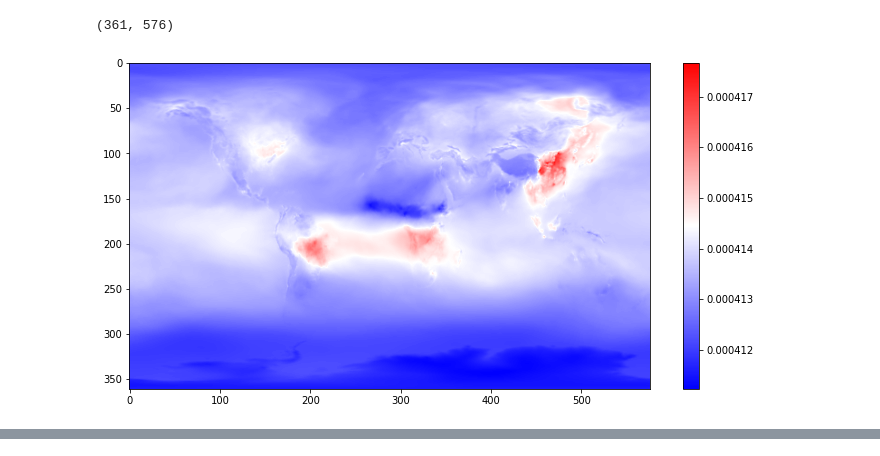
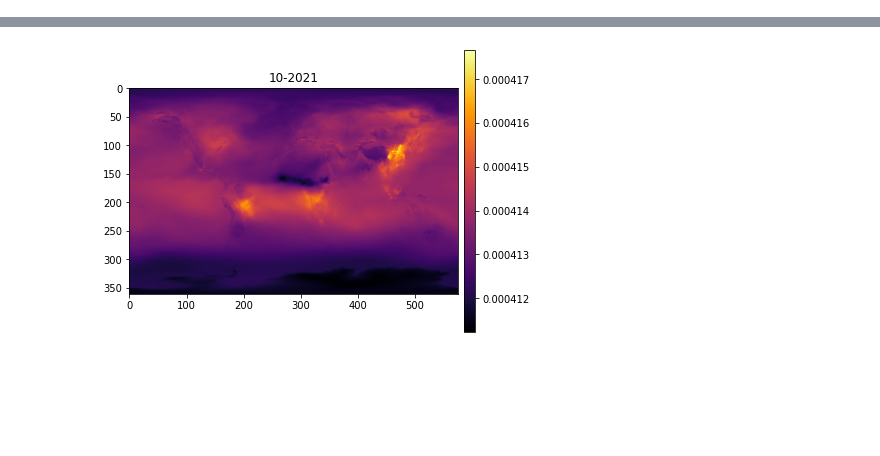
Before and after one commit to fabianmoss/climate-sonification, a Jupyter notebook: eda.ipynb, the cells around one changed output, grey strips where cells are left out. Drawn from its saved outputs; the diff is of its cells as text; code cells hidden in the pictures; blank space fills up the shorter version.

Commit message:
first animation

```diff
--- a/eda.ipynb
+++ b/eda.ipynb
@@ -28,12 +9,29 @@ masked_array(
-# %%
-xco2[0,:,:].shape
-# %% [output]
-(361, 576)
-# %%
-_, ax = plt.subplots(figsize=(12,6))
-im = ax.imshow(np.flip(xco2[0,:,:], axis=0), cmap="bwr")
-
-plt.colorbar(im)
-plt.show()
-# %% [output]
-[figure, removed]
+# %%
+PATH = "data/"
+files = sorted([ f for f in os.listdir(path=PATH) if f.endswith(".nc4") ])
+# %%
+fig, (ax, cax) = plt.subplots(1,2,
+                              gridspec_kw=dict(width_ratios=[29,1]),
+                              constrained_layout=True
+                             )
+
+def animate(filename):
+    filepath = PATH + filename
+    data = Dataset(filepath).variables["XCO2"][:]
+
+    im = ax.imshow(np.flip(data[0,:,:], axis=0), cmap="inferno")
+    fig.colorbar(im, cax=cax) # TODO: scale colorbar to global ranges, not updating!
+
+    date = filename.split("_")[4]
+    ax.set_title(date[-2:] + "-" + date[:-2])
+
+ani = animation.FuncAnimation(fig,
+                            animate,
+                            frames=files,
+                            interval=500,
+                            repeat=True,
+                            repeat_delay=1000,
+                            # blit=True,
+                             )
+HTML(ani.to_html5_video())
+# %% [output]
@@ -39,0 +39 @@ plt.show()
+[figure, added]
```
Also changed, not shown: parts of 5 cells of this notebook, 2 other files.
